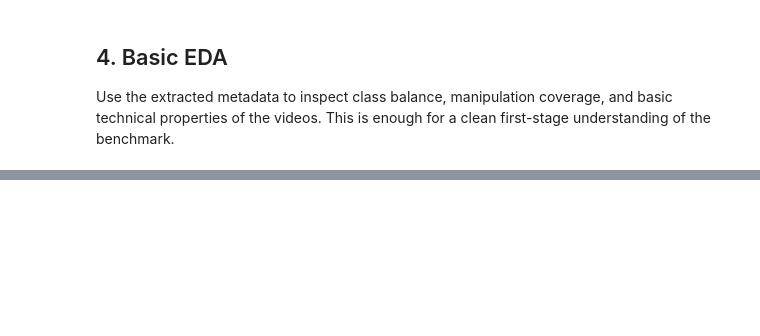
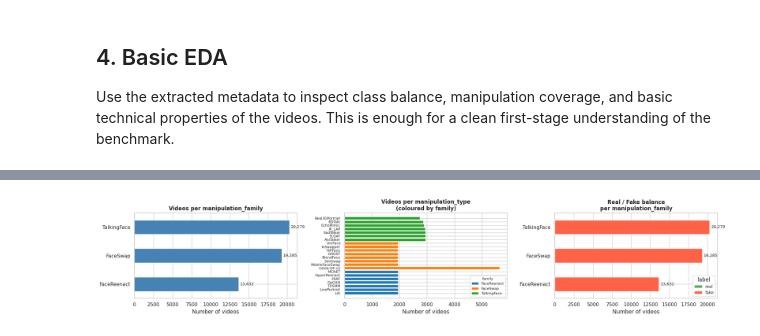
Before and after one commit to Nazgulitos/deepfake-emotion-robustness, a Jupyter notebook: notebooks/celeb_dfpp_dataset_overview.ipynb, the cells around one changed output, grey strips where cells are left out. Cells and saved outputs as stored; diff of their text form; code cells hidden in the pictures; blank space fills up the shorter version.

Commit message:
Add stage1, stage2, stage3 of data preparation

```diff
--- a/notebooks/celeb_dfpp_dataset_overview.ipynb
+++ b/notebooks/celeb_dfpp_dataset_overview.ipynb
@@ -25,6 +22,8 @@ This notebook does **not** train models. It is only for dataset overview, subset
 from pathlib import Path
 import re
 import hashlib
+import subprocess
+import json
 
 import cv2
 import numpy as np
@@ -40,7 +39,7 @@ pd.set_option("display.max_columns", 100)
 # ---------------------------
 # CONFIG
 # ---------------------------
-DATASET_ROOT = Path("/home/n-salikhova/datasets-retry/extracted/Celeb-DF-v3")
+DATASET_ROOT = Path("/home/n-salikhova/datasets/extracted/Celeb-DF-v3")
 OUTPUT_DIR = Path("../metadata").resolve()
 RANDOM_SEED = 42
 PILOT_REAL_COUNT = 100
@@ -49,15 +48,17 @@ MIN_DURATION_SEC = 3.0
 MIN_RESOLUTION = (320, 240)  # (width, height)
 VIDEO_EXTENSIONS = {".mp4", ".avi", ".mov", ".mkv", ".webm"}
 MAX_VIDEOS_FOR_METADATA = None  # set to int for a quick dry run
+FFPROBE_SAMPLE_SIZE = 30
 SAVE_PARQUET = True
 
 FULL_MANIFEST_CSV = OUTPUT_DIR / "full_manifest.csv"
-CLEAN_MANIFEST_CSV = OUTPUT_DIR / "clean_manifest.csv"
 PILOT_MANIFEST_CSV = OUTPUT_DIR / "pilot_subset_manifest.csv"
+PILOT_WITH_SPLIT_CSV = OUTPUT_DIR / "pilot_subset_with_splits.csv"
+SUMMARY_TABLE_CSV = OUTPUT_DIR / "stage1_summary_table.csv"
 
 FULL_MANIFEST_PARQUET = OUTPUT_DIR / "full_manifest.parquet"
-CLEAN_MANIFEST_PARQUET = OUTPUT_DIR / "clean_manifest.parquet"
 PILOT_MANIFEST_PARQUET = OUTPUT_DIR / "pilot_subset_manifest.parquet"
+PILOT_WITH_SPLIT_PARQUET = OUTPUT_DIR / "pilot_subset_with_splits.parquet"
 
 OUTPUT_DIR.mkdir(parents=True, exist_ok=True)
 
@@ -459,0 +462,82 @@ At this point the notebook already produces:
+# %%
+fake_df = full_df[full_df["label"] == "fake"].copy()
+
+# ── 1. Videos per manipulation_family ────────────────────────────────────────
+family_counts = fake_df["manipulation_family"].value_counts().sort_values(ascending=True)
+
+# ── 2. Videos per manipulation_type within each family ───────────────────────
+method_counts = (
+    fake_df.groupby(["manipulation_family", "manipulation_type"])
+    .size()
+    .reset_index(name="count")
+    .sort_values(["manipulation_family", "count"], ascending=[True, False])
+)
+
+# ── 3. Real / fake balance per family ────────────────────────────────────────
+balance = (
+    full_df.groupby(["manipulation_family", "label"])
+    .size()
+    .unstack(fill_value=0)
+)
+# ensure both columns exist even if one label is absent in a family
+for col in ("real", "fake"):
+    if col not in balance.columns:
+        balance[col] = 0
+balance = balance[["real", "fake"]]
+
+# ── Figures ──────────────────────────────────────────────────────────────────
+n_families = len(family_counts)
+fig, axes = plt.subplots(1, 3, figsize=(20, max(4, n_families * 0.55 + 1)))
+
+# Plot 1 — video count per family
+family_counts.plot(kind="barh", ax=axes[0], color="steelblue")
+axes[0].set_title("Videos per manipulation_family", fontweight="bold")
+axes[0].set_xlabel("Number of videos")
+axes[0].set_ylabel("")
+for bar in axes[0].patches:
+    axes[0].text(
+        bar.get_width() + family_counts.max() * 0.01,
+        bar.get_y() + bar.get_height() / 2,
+        f"{int(bar.get_width()):,}",
+        va="center", fontsize=9,
+    )
+
+# Plot 2 — video count per manipulation_type, coloured by family
+palette = sns.color_palette("tab10", n_colors=n_families)
+family_colour = {fam: palette[i] for i, fam in enumerate(sorted(fake_df["manipulation_family"].dropna().unique()))}
+colours = [family_colour.get(row.manipulation_family, "grey") for _, row in method_counts.iterrows()]
+bars = axes[1].barh(
+    method_counts["manipulation_type"].astype(str),
+    method_counts["count"],
+    color=colours,
+)
+axes[1].set_title("Videos per manipulation_type\n(coloured by family)", fontweight="bold")
+axes[1].set_xlabel("Number of videos")
+axes[1].set_ylabel("")
+axes[1].tick_params(axis="y", labelsize=8)
+# legend for families
+from matplotlib.patches import Patch
+legend_handles = [Patch(facecolor=c, label=f) for f, c in family_colour.items()]
+axes[1].legend(handles=legend_handles, title="family", fontsize=8, title_fontsize=8, loc="lower right")
+
+# Plot 3 — real / fake stacked bar per family
+balance.plot(kind="barh", stacked=True, ax=axes[2], color=["#4CAF50", "tomato"])
+axes[2].set_title("Real / Fake balance\nper manipulation_family", fontweight="bold")
+axes[2].set_xlabel("Number of videos")
+axes[2].set_ylabel("")
+axes[2].legend(title="label", fontsize=9)
+for i, (fam, row) in enumerate(balance.iterrows()):
+    total = row.sum()
+    axes[2].text(total + balance.values.max() * 0.01, i, f"{int(total):,}", va="center", fontsize=9)
+
+plt.tight_layout()
+plt.savefig(OUTPUT_DIR / "manipulation_family_distributions.png", dpi=150, bbox_inches="tight")
+plt.show()
+
+# Numeric summary table
+print("\n── Numeric summary ──────────────────────────────────────────")
+print(method_counts.to_string(index=False))
+print("\nReal / Fake per family:")
+print(balance.assign(total=balance.sum(axis=1)).to_string())
+# %% [output]
+[figure, added]
```
Also changed, not shown: parts of 22 cells of this notebook, 3 other files.
